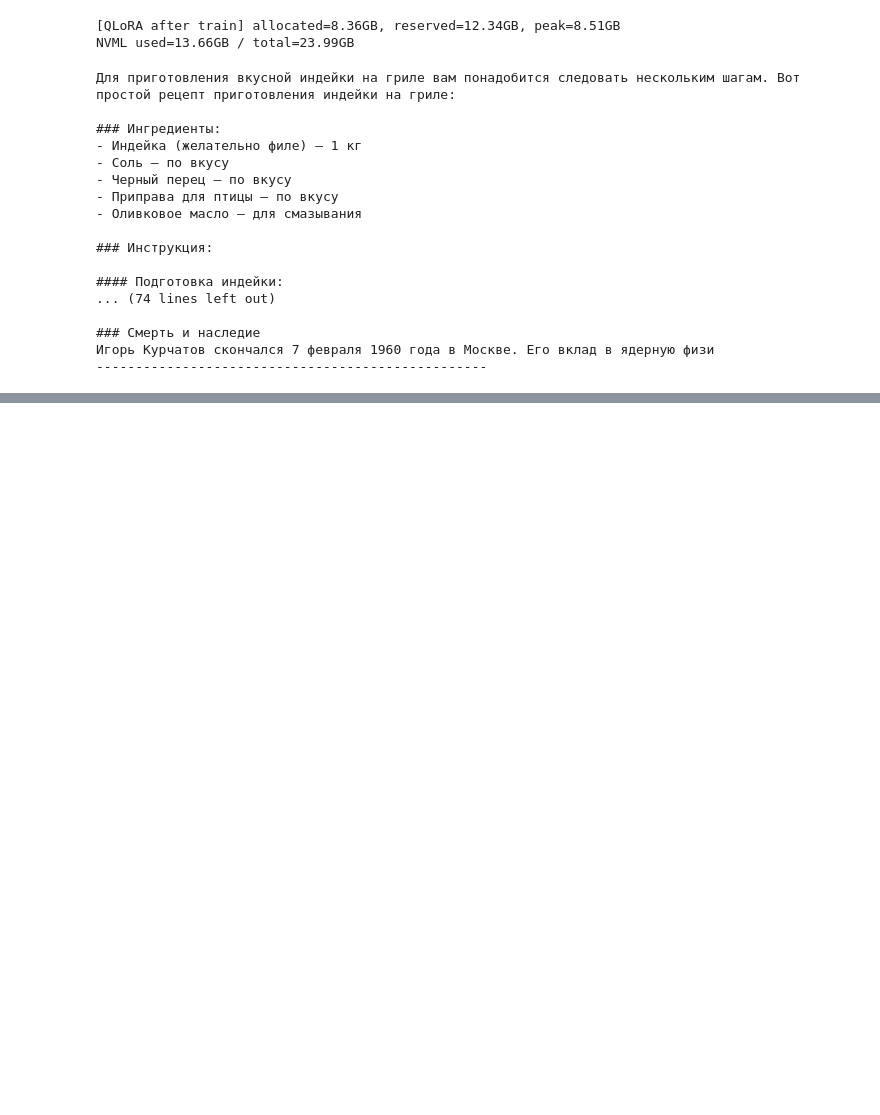
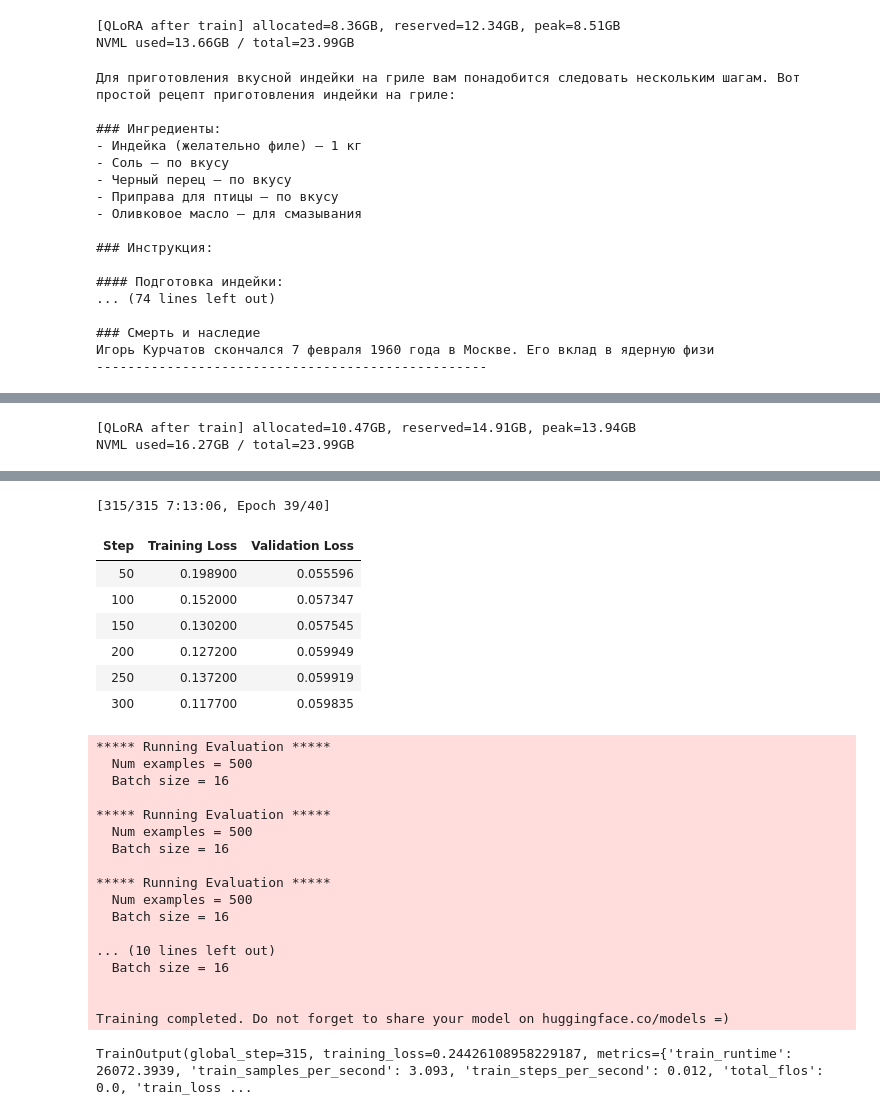
Before and after one commit to VitalyGladyshev/LLM-engineering, a Jupyter notebook: LLM_GLVV_HW04.ipynb, the cells around one changed output, grey strips where cells are left out. Saved outputs shown, nothing was run; the diff lists cells and outputs as text; code cells hidden in the pictures; blank space fills up the shorter version.

```diff
--- a/LLM_GLVV_HW04.ipynb
+++ b/LLM_GLVV_HW04.ipynb
@@ -1531,0 +1679,42 @@ for text in prompts_for_test:
+# %%
+epochs = 5
+batch_size = 32
+gradient_accumulation_steps = 4
+max_steps_cap = 120
+warmup_ratio = 0.05
+
+steps_per_epoch = min(math.ceil(len(train_ds) / batch_size), max_steps_cap)
+total_steps = steps_per_epoch * epochs
+
+loss_fn = losses.MultipleNegativesRankingLoss(st_model)
+
+training_args = SentenceTransformerTrainingArguments(
+    output_dir="st-encoder-qlora-out",
+    per_device_train_batch_size=batch_size,
+    gradient_accumulation_steps=gradient_accumulation_steps,
+    learning_rate=2e-4,
+    warmup_ratio=warmup_ratio,
+    num_train_epochs=epochs,
+    max_steps=total_steps,
+    lr_scheduler_type="cosine",
+    weight_decay=0.01,
+    logging_steps=10,
+    save_strategy="no",
+    eval_strategy="steps",
+    eval_steps=50,
+    report_to="none",
+    optim="paged_adamw_8bit",
+    fp16=torch.cuda.is_available(),
+    gradient_checkpointing=True,
+    dataloader_drop_last=True,
+    dataloader_num_workers=0,
+    seed=42,
+)
+
+trainer = SentenceTransformerTrainer(
+    model=st_model,
+    args=training_args,
+    train_dataset=train_ds,
+    eval_dataset=val_ds,
+    loss=loss_fn,
+)
@@ -1531,0 +1730,8 @@ for text in prompts_for_test:
+# %%
+gpu_mem("QLoRA after train"); nvidia_mem()
+# %% [output]
+[QLoRA after train] allocated=10.47GB, reserved=14.91GB, peak=13.94GB
+NVML used=16.27GB / total=23.99GB
+# %%
+trainer.train()
+# %% [output]
@@ -1531,0 +1751,26 @@ for text in prompts_for_test:
+[315/315 7:13:06, Epoch 39/40]
+| Step | Training Loss | Validation Loss |
+| 50 | 0.198900 | 0.055596 |
+| 100 | 0.152000 | 0.057347 |
+| 150 | 0.130200 | 0.057545 |
+| 200 | 0.127200 | 0.059949 |
+| 250 | 0.137200 | 0.059919 |
+| 300 | 0.117700 | 0.059835 |
+***** Running Evaluation *****
+  Num examples = 500
+  Batch size = 16
+
+***** Running Evaluation *****
+  Num examples = 500
+  Batch size = 16
+
+***** Running Evaluation *****
+  Num examples = 500
+  Batch size = 16
+
+... (10 lines left out)
+  Batch size = 16
+
+
+Training completed. Do not forget to share your model on huggingface.co/models =)
+TrainOutput(global_step=315, training_loss=0.24426108958229187, metrics={'train_runtime': 26072.3939, 'train_samples_per_second': 3.093, 'train_steps_per_second': 0.012, 'total_flos': 0.0, 'train_loss ...
```
Also changed, not shown: parts of 16 cells of this notebook.
